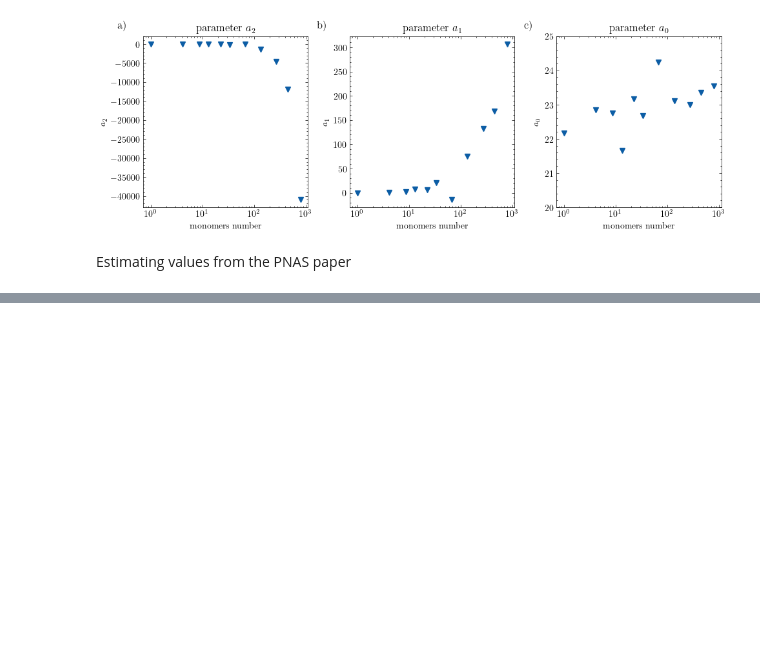
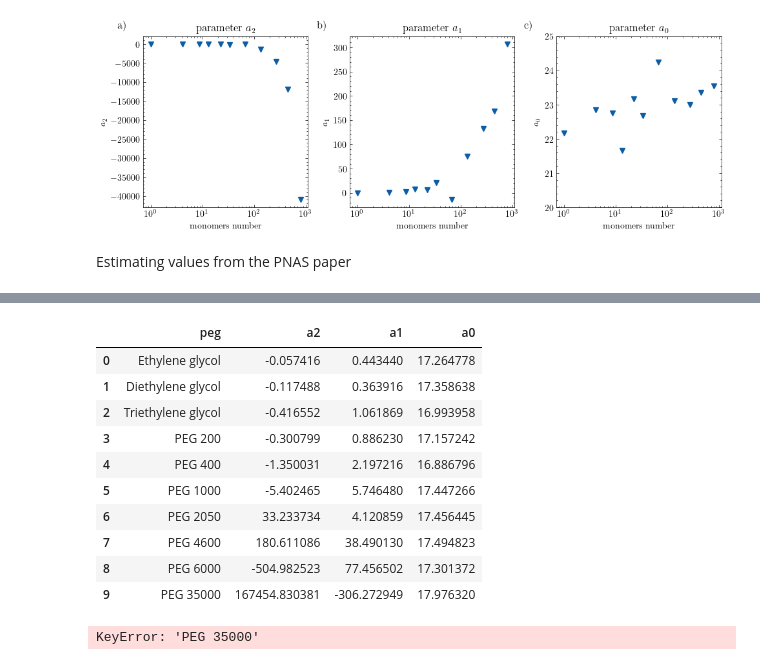
Before and after one commit to antonilis/molecular_crowding, a Jupyter notebook: analysis.ipynb, the cells around one changed output, grey strips where cells are left out. Drawn from its saved outputs; the diff is of its cells as text; code cells hidden in the pictures; blank space fills up the shorter version.

```diff
--- a/analysis.ipynb
+++ b/analysis.ipynb
@@ -310,0 +240,20 @@ coeoff[0]
+# %%
+coeff = PNAS.coeff
+# %%
+coeff
+# %% [output]
+|  | peg | a2 | a1 | a0 |
+| 0 | Ethylene glycol | -0.057416 | 0.443440 | 17.264778 |
+| 1 | Diethylene glycol | -0.117488 | 0.363916 | 17.358638 |
+| 2 | Triethylene glycol | -0.416552 | 1.061869 | 16.993958 |
+| 3 | PEG 200 | -0.300799 | 0.886230 | 17.157242 |
+| 4 | PEG 400 | -1.350031 | 2.197216 | 16.886796 |
+| 5 | PEG 1000 | -5.402465 | 5.746480 | 17.447266 |
+| 6 | PEG 2050 | 33.233734 | 4.120859 | 17.456445 |
+| 7 | PEG 4600 | 180.611086 | 38.490130 | 17.494823 |
+| 8 | PEG 6000 | -504.982523 | 77.456502 | 17.301372 |
+| 9 | PEG 35000 | 167454.830381 | -306.272949 | 17.976320 |
+# %%
+coeff.loc['PEG 35000']
+# %% [output]
+KeyError: 'PEG 35000'
```
Also changed, not shown: parts of 16 cells of this notebook, 4 other files.
